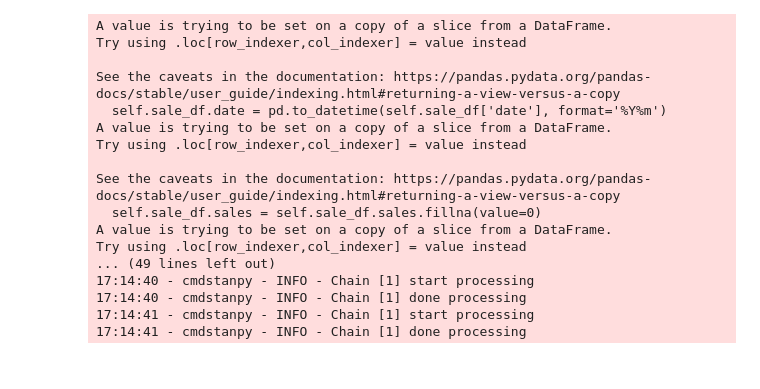
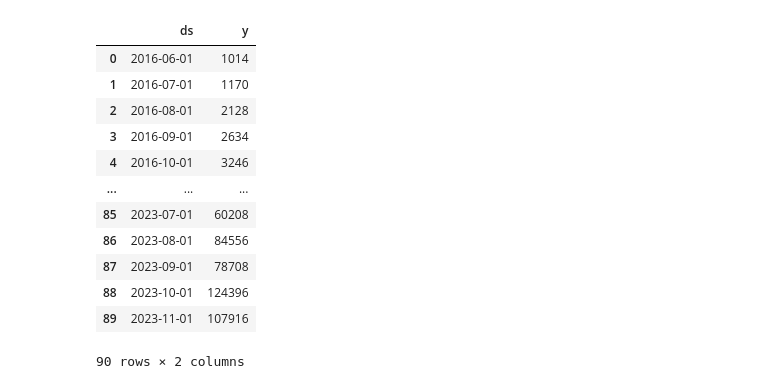
Before and after one commit to ki94mach/PharmProd_Forecast, a Jupyter notebook: src/test.ipynb, the cells around one changed output. Saved outputs shown, nothing was run; the diff lists cells and outputs as text; code cells hidden in the pictures.

```diff
--- a/src/test.ipynb
+++ b/src/test.ipynb
@@ -23,26 +22,24 @@ products_fr = pd.unique(forecast_df['product'])
 products = pd.unique(sale_df_total['product'])
 sale_df_total.date += 62100
 # %%
-sale_df = sale_df_total[sale_df_total['product'] == "Zytux 100"]
-prod_fr = SalesForecast("Zytux 100", sale_df, forecasts)
+sale_df = sale_df_total[sale_df_total['product'] == "Cinnora AutoInjector"]
+prod_fr = SalesForecast("Cinnora AutoInjector", sale_df, forecasts)
 prod_fr.preprocess_data()
-prod_fr.model_selection()
+# prod_fr.model_selection()
-# %% [output]
-A value is trying to be set on a copy of a slice from a DataFrame.
-Try using .loc[row_indexer,col_indexer] = value instead
-
-See the caveats in the documentation: https://pandas.pydata.org/pandas-docs/stable/user_guide/indexing.html#returning-a-view-versus-a-copy
-  self.sale_df.date = pd.to_datetime(self.sale_df['date'], format='%Y%m')
-A value is trying to be set on a copy of a slice from a DataFrame.
-Try using .loc[row_indexer,col_indexer] = value instead
-
-See the caveats in the documentation: https://pandas.pydata.org/pandas-docs/stable/user_guide/indexing.html#returning-a-view-versus-a-copy
-  self.sale_df.sales = self.sale_df.sales.fillna(value=0)
-A value is trying to be set on a copy of a slice from a DataFrame.
-Try using .loc[row_indexer,col_indexer] = value instead
-... (49 lines left out)
-17:14:40 - cmdstanpy - INFO - Chain [1] start processing
-17:14:40 - cmdstanpy - INFO - Chain [1] done processing
-17:14:41 - cmdstanpy - INFO - Chain [1] start processing
-17:14:41 - cmdstanpy - INFO - Chain [1] done processing
+# %%
+prod_fr.prophet_df
+# %% [output]
+|  | ds | y |
+| 0 | 2016-06-01 | 1014 |
+| 1 | 2016-07-01 | 1170 |
+| 2 | 2016-08-01 | 2128 |
+| 3 | 2016-09-01 | 2634 |
+| 4 | 2016-10-01 | 3246 |
+| ... | ... | ... |
+| 85 | 2023-07-01 | 60208 |
+| 86 | 2023-08-01 | 84556 |
+| 87 | 2023-09-01 | 78708 |
+| 88 | 2023-10-01 | 124396 |
+| 89 | 2023-11-01 | 107916 |
+90 rows × 2 columns
 # %%
```
Also changed, not shown: parts of 3 cells of this notebook, 3 other files.
